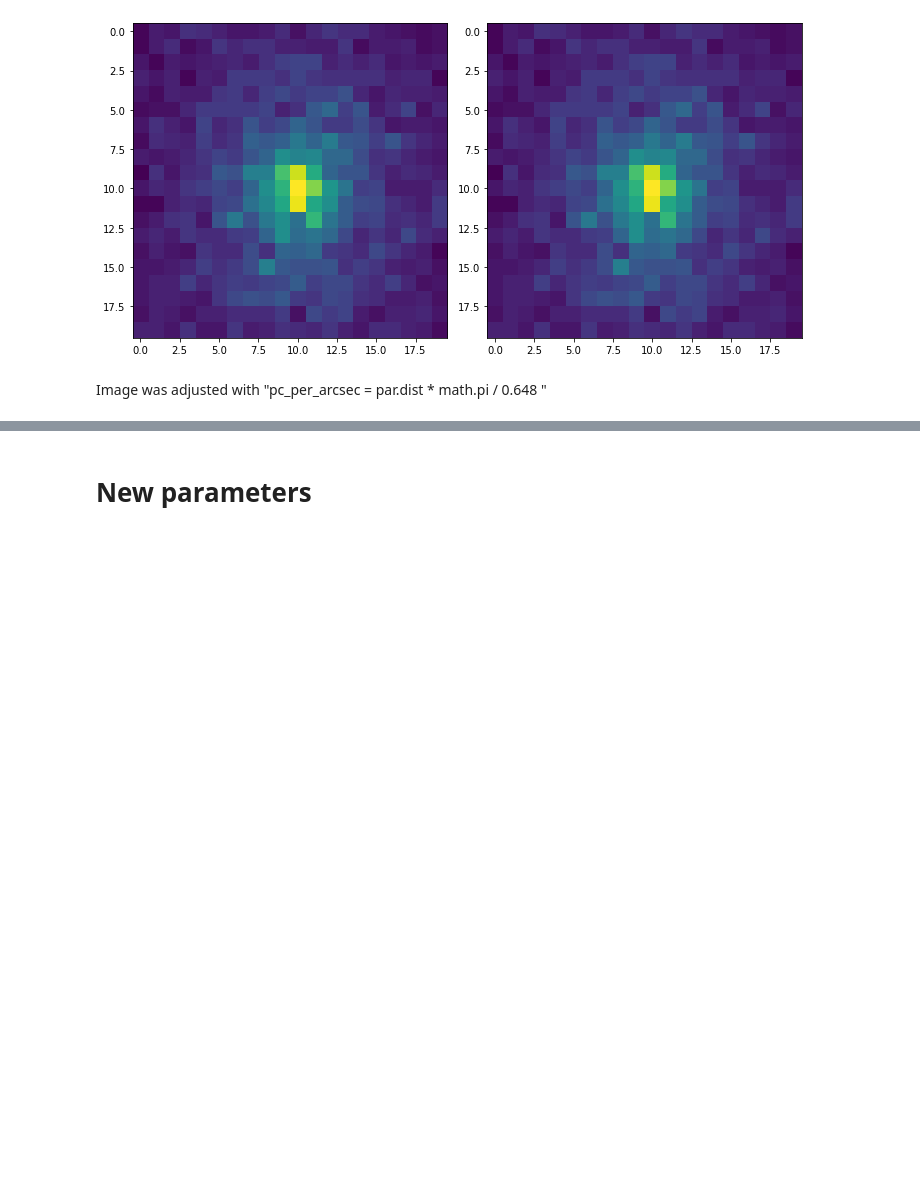
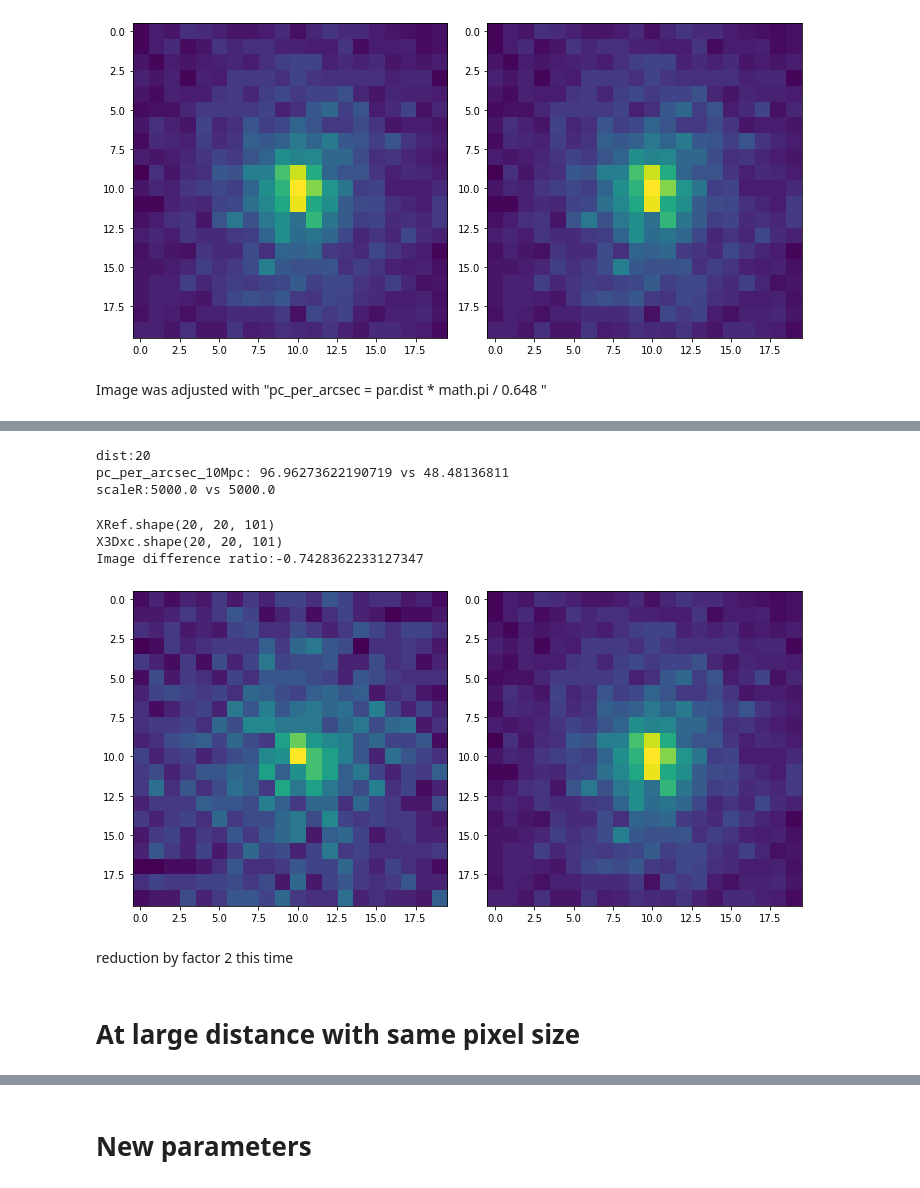
Before and after one commit to fraison/SMBH, a Jupyter notebook: demonstrator_1/notebooks/data_generator.ipynb, the cells around one changed output, grey strips where cells are left out. Cells and saved outputs as stored; diff of their text form; code cells hidden in the pictures; blank space fills up the shorter version.

Commit message:
generated data set 2 with new parameters

```diff
--- a/demonstrator_1/notebooks/data_generator.ipynb
+++ b/demonstrator_1/notebooks/data_generator.ipynb
@@ -159,9 +159,6 @@ def GenImagesRe(par):
               # We add some zeros (0) to add 1- the axis ratio 2- position angle
               parModel = np.hstack((bestparSersic, np.ones((ngaussModel,2))))
 
-              # pc/arcsec = Distance[Mpc] * Pi / 0.648
-              pc_per_arcsec = par.dist * math.pi / 0.648
-
               kpc3_to_pc3 = 1.e9
               kpc_to_pc = 1.e3
 
@@ -170,7 +167,7 @@ def GenImagesRe(par):
               # of the galaxy. Hence you can change that in any way you wish (if you want larger or smaller galaxies)
               parModel[:,0] *= fct
               # Transforming the sigmas (second column) into arcsec, as we did set up the radii in parsec initially
-              parModel[:,1] /= pc_per_arcsec#48.481368110 [pc_per_arcsec]
+              parModel[:,1] /= par.pc_per_arcsec#48.481368110 [pc_per_arcsec]
               # Let's set the axis ratio - if b/a= 0.8 (ellipticity is 1-b/a = 0.2)
               parModel[:,2] = ax
 
@@ -534,0 +613,10 @@ Image was adjusted with "pc_per_arcsec = par.dist * math.pi / 0.648 "
+# %%
+
+
+#check original call
+#Reproducible results:
+np.random.seed(123) #same as before
+
+#test 1:
+p1_far2 = params1_far2()
+Xc, X3Dxc ,Yc = GenImagesRe(p1_far2)
@@ -534,0 +658,31 @@ Image was adjusted with "pc_per_arcsec = par.dist * math.pi / 0.648 "
+# %%
+print("dist:{}".format(p1_far2.dist))
+print("pc_per_arcsec_10Mpc: {} vs {}".format(p1_far2.dist * math.pi / 0.648, 48.481368110))
+print("scaleR:{} vs {}".format(p1_far2.scaleR, 5000.0))
+# %% [output]
+dist:20
+pc_per_arcsec_10Mpc: 96.96273622190719 vs 48.48136811
+scaleR:5000.0 vs 5000.0
+# %%
+nameGal = "./pygme_check_data.npy"
+XRef = np.load(nameGal, allow_pickle=True)
+Xcalc = X3Dxc[0]
+print("XRef.shape"+str(XRef.shape))
+print("X3Dxc.shape"+str(X3Dxc[0].shape))
+print("Image difference ratio:"+str((np.max(XRef)-np.max(Xcalc))/np.max(XRef)))
+%matplotlib inline
+fig = plt.figure(1, figsize=(10,5))
+ax1 = fig.add_subplot(121)
+ax1.imshow((X3Dxc[0].sum(axis=2)))
+ax2 = fig.add_subplot(122)
+ax2.imshow((XRef.sum(axis=2)))
+plt.tight_layout()
+# %% [output]
+XRef.shape(20, 20, 101)
+X3Dxc.shape(20, 20, 101)
+Image difference ratio:-0.7428362233127347
+[figure, added]
+# %% [markdown]
+reduction by factor 2 this time
+# %% [markdown]
+# At large distance with same pixel size
```
Also changed, not shown: parts of 19 cells of this notebook, 14 other files.
